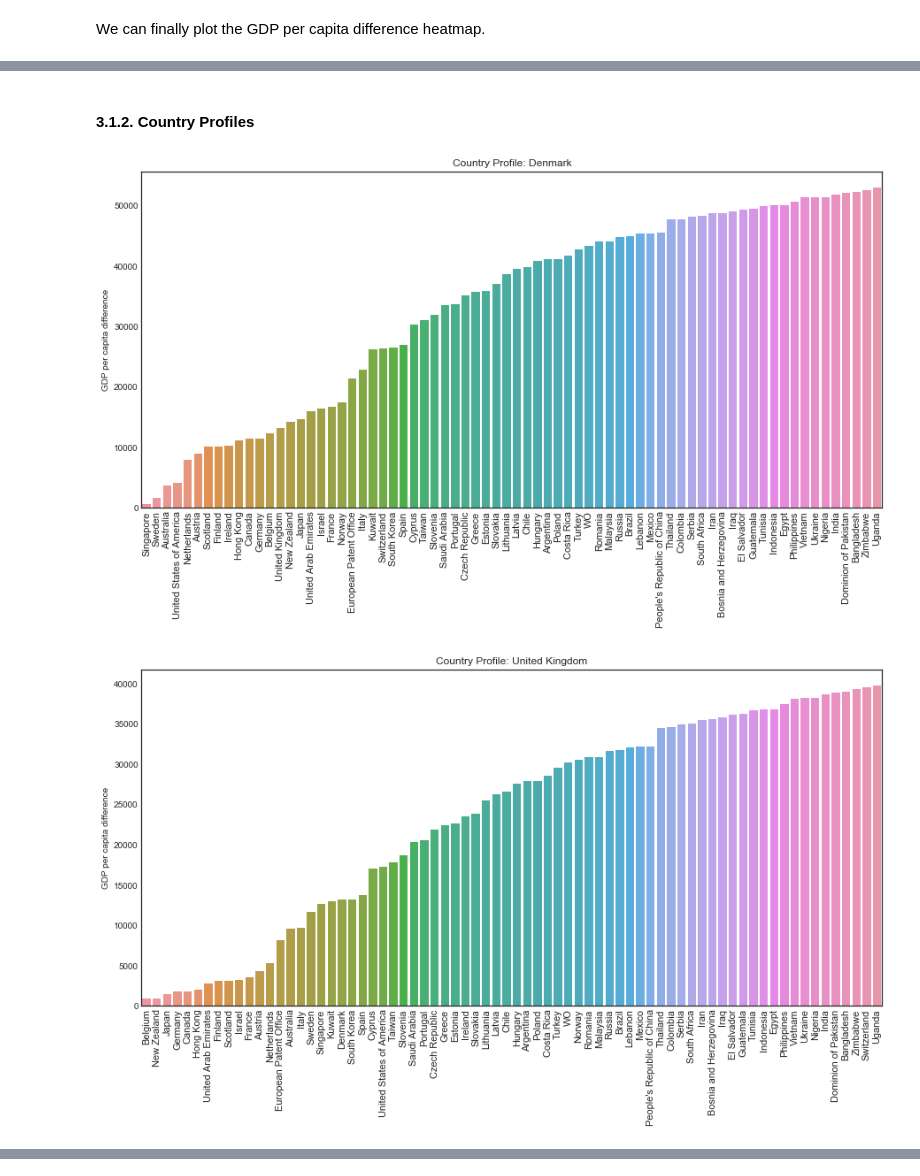
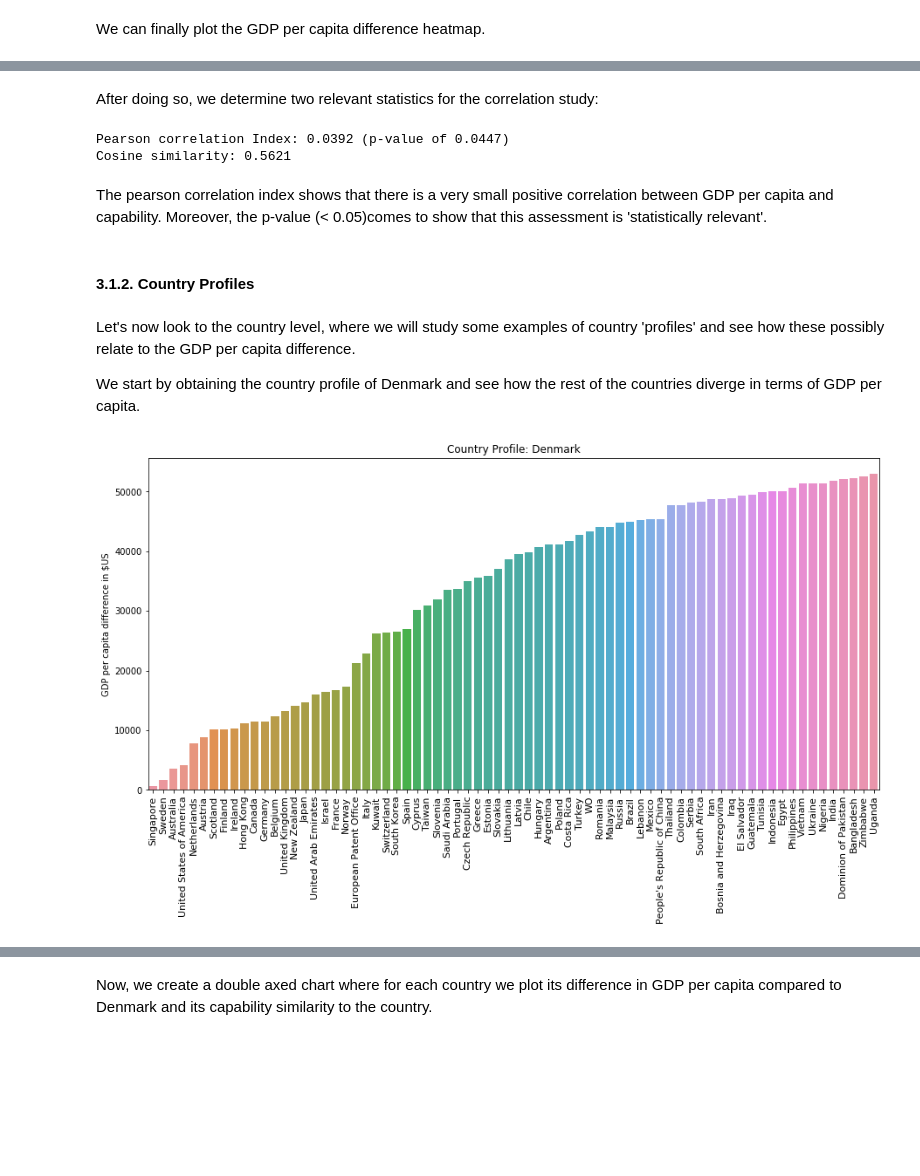
Before and after one commit to duarteocarmo/technological_capabilities, a Jupyter notebook: notebooks/2_1_Capability Correlations_Countries.ipynb, the cells around one changed output, grey strips where cells are left out. Drawn from its saved outputs; the diff is of its cells as text; code cells hidden in the pictures; blank space fills up the shorter version.

Commit message:
added country GDP comparison

```diff
--- a/notebooks/2_1_Capability Correlations_Countries.ipynb
+++ b/notebooks/2_1_Capability Correlations_Countries.ipynb
@@ -502,7 +503,7 @@ By producing a bar plot for every country we can see how it relates to others an
 
 Let's start by selecting a couple of countries:
 # %%
-countries = ['Denmark', 'United Kingdom', 'Portugal']
+countries = ['Denmark', 'United Kingdom']
 # %% [markdown]
 After selecting countries, we can now plot two different profiles.
 # %%
@@ -618,30 +632,48 @@ Pearson Correlation Index between flattened arrays:  -4.4436019345182745 %
+# %% [markdown]
+After doing so, we determine two relevant statistics for the correlation study:
+# %%
+rounding = 4
+pearson_ = stats.pearsonr(custom_flatten(gdps), custom_flatten(adapted_country_correlation))[0]
+p_value = stats.pearsonr(custom_flatten(gdps), custom_flatten(adapted_country_correlation))[1]
+cos_sim = 1 - spatial.distance.cosine(custom_flatten(gdps), custom_flatten(adapted_country_correlation))
+
+print 'Pearson correlation Index: {} (p-value of {})'.format(round(pearson_, rounding), round(p_value, rounding))
+print 'Cosine similarity: {}'.format(round(cos_sim, rounding))
+# %% [output]
+Pearson correlation Index: 0.0392 (p-value of 0.0447)
+Cosine similarity: 0.5621
+# %% [markdown]
+The pearson correlation index shows that there is a very small positive correlation between GDP per capita and capability. Moreover, the p-value (< 0.05)comes to show that this assessment is 'statistically relevant'.
 # %% [markdown]
 #### 3.1.2. Country Profiles <a class="anchor" id="three-one-two"></a>
+# %% [markdown]
+Let's now look to the country level, where we will study some examples of country 'profiles' and see how these possibly relate to the GDP per capita difference.
+
+We start by obtaining the country profile of Denmark and see how the rest of the countries diverge in terms of GDP per capita.
 # %%
+countries = ['Denmark']
+
 # for each country selected
 for country in countries:
 
     # find the matrix slice
     country_index = find_index(country, countries_available)
     histogram_data = gdps[:, country_index]
 
     # remove the country itself from data and labels
     histogram_data = np.delete(histogram_data, country_index)
     clean_country_names = np.delete(countries_available, country_index)
 
-
-
     # sort labels and data
     sorted_names = [name for _,name in sorted(zip(histogram_data, clean_country_names))]
     histogram_data.sort()
 
     #plot
     plt.subplots(1,1,figsize=(15,7))
     sns.barplot(np.arange(len(histogram_data)), histogram_data)
     plt.xticks(np.arange(len(histogram_data)), sorted_names, rotation=90, fontsize=11)
     plt.title('Country Profile: {}'.format(country))
-    plt.ylabel('GDP per capita difference')
+    plt.ylabel('GDP per capita difference in $US')
     plt.show()
 # %% [output]
-[figure, old version]
+[figure, new version]
-[figure, removed]
@@ -649,3 +680,5 @@ for country in countries:
+# %% [markdown]
+Now, we create a double axed chart where for each country we plot its difference in GDP per capita compared to Denmark and its capability similarity to the country.
 # %%
 # for each country selected
 for country in countries:
```
Also changed, not shown: parts of 9 cells of this notebook.
